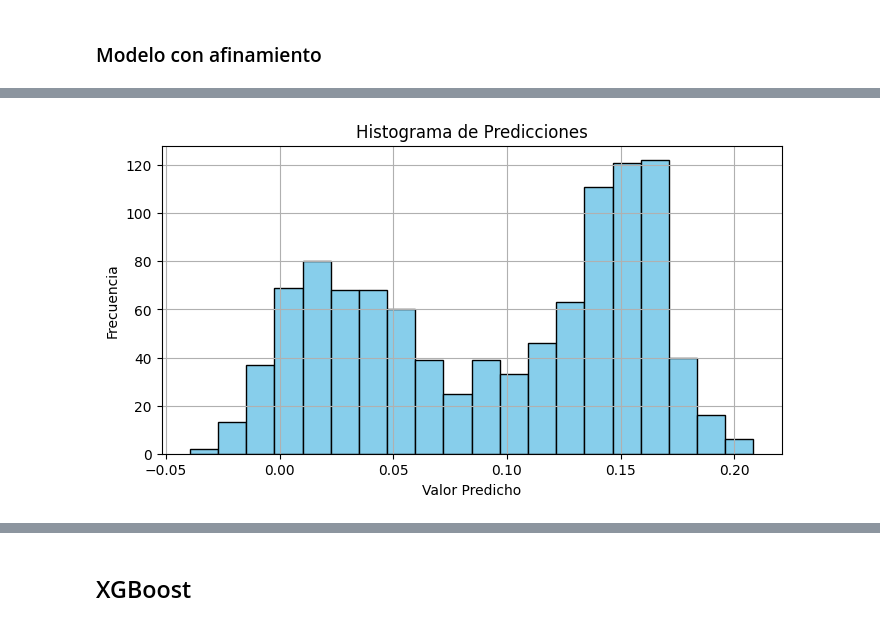
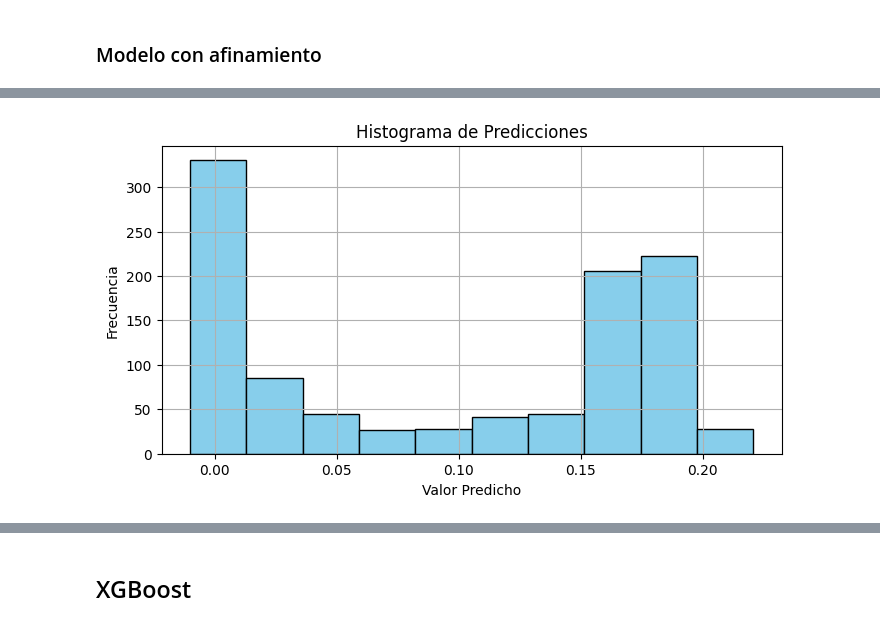
Before and after one commit to Leostark95/Proyecto_Finanzas, a Jupyter notebook: d_modelos.ipynb, the cells around one changed output, grey strips where cells are left out. Saved outputs shown, nothing was run; the diff lists cells and outputs as text; code cells hidden in the pictures.

```diff
--- a/d_modelos.ipynb
+++ b/d_modelos.ipynb
@@ -236,7 +235,7 @@ def build_model(hp):
     # Explorar un rango de capas y unidades
     for i in range(hp.Int('num_layers', 1, 10)):
         model.add(tf.keras.layers.Dense(
-            units=hp.Int('units', min_value=64, max_value=2048, step=32),
+            units=hp.Int('units', min_value=32, max_value=1024, step=32),
             activation=hp.Choice('activation', ['relu', 'tanh', 'sigmoid']),
             kernel_initializer=hp.Choice('init_mode', ['uniform', 'he_normal'])
         ))
@@ -262,7 +261,7 @@ tuner = RandomSearch(
 )
 
 # Realizar la búsqueda de hiperparámetros
-tuner.search(X_train, y_train, epochs=20, validation_data=(X_test, y_test), batch_size=100)
+tuner.search(X_train, y_train, epochs=10, validation_data=(X_test, y_test), batch_size=100)
 
 # Obtener los mejores hiperparámetros
 best_hps = tuner.get_best_hyperparameters(num_trials=1)[0]
@@ -286,7 +285,7 @@ best_model = tuner.hypermodel.build(best_hps)
 # Entrenar el modelo con los mejores hiperparámetros
 history = best_model.fit(
     X_train, y_train,
-    epochs=15,  # Ajusta el número de épocas según sea necesario
+    epochs=10,  # Ajusta el número de épocas según sea necesario
     validation_data=(X_test, y_test),
     batch_size=100
 )
@@ -408,22 +407,3 @@ df_predic.head()
 | 4 | 848 | 0.248378 | 102286 | 29 | 4 | 8 | 4688 | ... |
 # %% [markdown]
 ### Modelo con afinamiento
-# %%
-# Reconstruir el modelo con los mejores hiperparámetros
-best_model = tuner.hypermodel.build(best_hps)
-
-# Entrenar el modelo con los mejores hiperparámetros
-history = best_model.fit(
-    X_train, y_train,
-    epochs=20,  # Ajusta el número de épocas según sea necesario
-    validation_data=(X_test, y_test),
-    batch_size=100
-)
-
-# Evaluar el modelo en los datos de prueba
-test_loss, test_mse, test_rmse = best_model.evaluate(X_test, y_test, verbose=1)
-
-print("\nEvaluation Results:")
-print(f"Test Loss: {test_loss}")
-print(f"Test MSE: {test_mse}")
-print(f"Test RMSE: {test_rmse}")
@@ -490,11 +451,11 @@ plt.show()
 # %%
 # Crear el histograma de las predicciones
 plt.figure(figsize=(8, 4))
-plt.hist(y_pred_new, bins=20, color='skyblue', edgecolor='black')
+plt.hist(y_pred_new, bins=10, color='skyblue', edgecolor='black')
 plt.title('Histograma de Predicciones')
 plt.xlabel('Valor Predicho')
 plt.ylabel('Frecuencia')
 plt.grid(True)
 plt.show()
 # %% [output]
-[figure, old version]
+[figure, new version]
```
Also changed, not shown: parts of 15 cells of this notebook.
